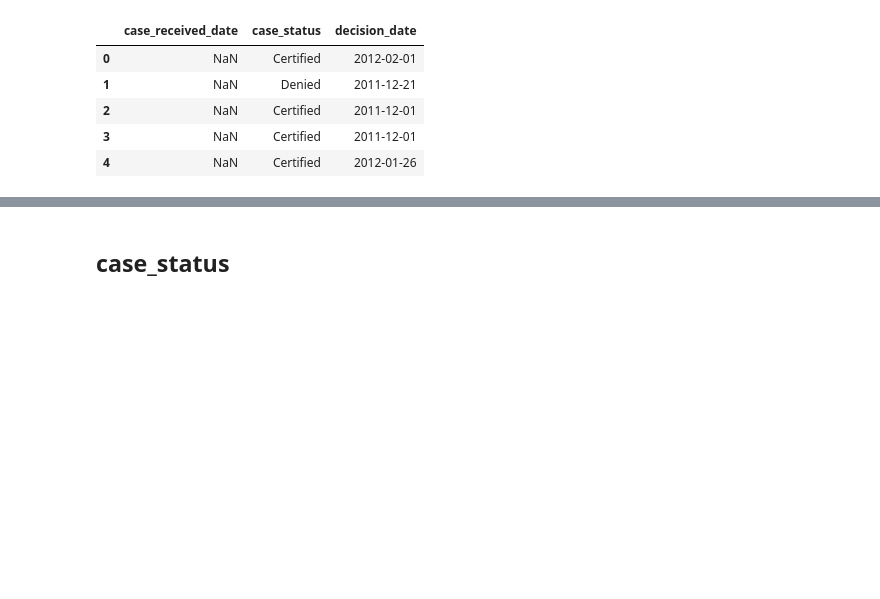
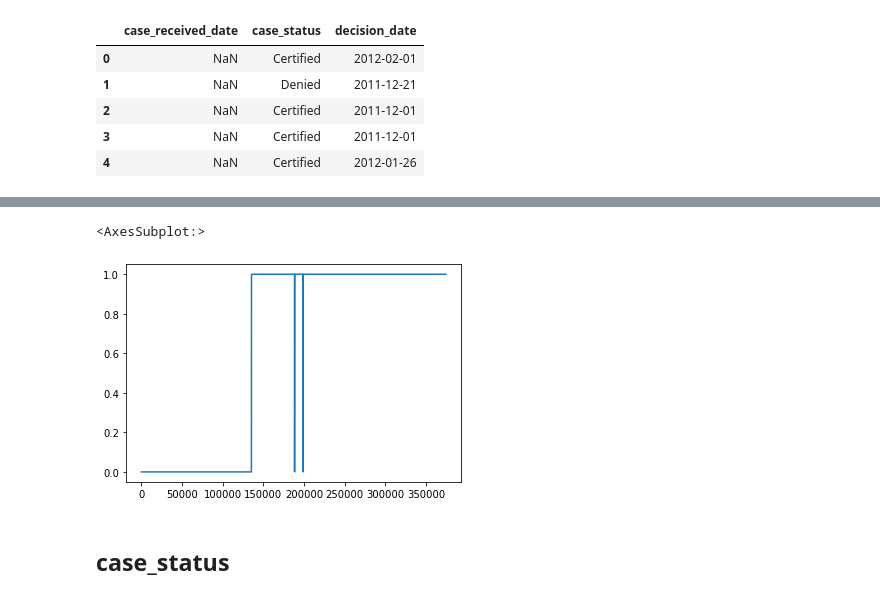
Before and after one commit to andy8001/python_visa, a Jupyter notebook: DurationOfDecisionMaking.ipynb, the cells around one changed output, grey strips where cells are left out. Drawn from its saved outputs; the diff is of its cells as text; code cells hidden in the pictures; blank space fills up the shorter version.

```diff
--- a/DurationOfDecisionMaking.ipynb
+++ b/DurationOfDecisionMaking.ipynb
@@ -27,3 +60,8 @@ visas_df.head()
+# %%
+visas_df['case_received_date'].notna().astype(int).plot(x='index')
+# %% [output]
+<AxesSubplot:>
+[figure, added]
 # %% [markdown]
 ## case_status
 # %% [markdown]
```
Also changed, not shown: parts of 6 cells of this notebook, 2 other files.
